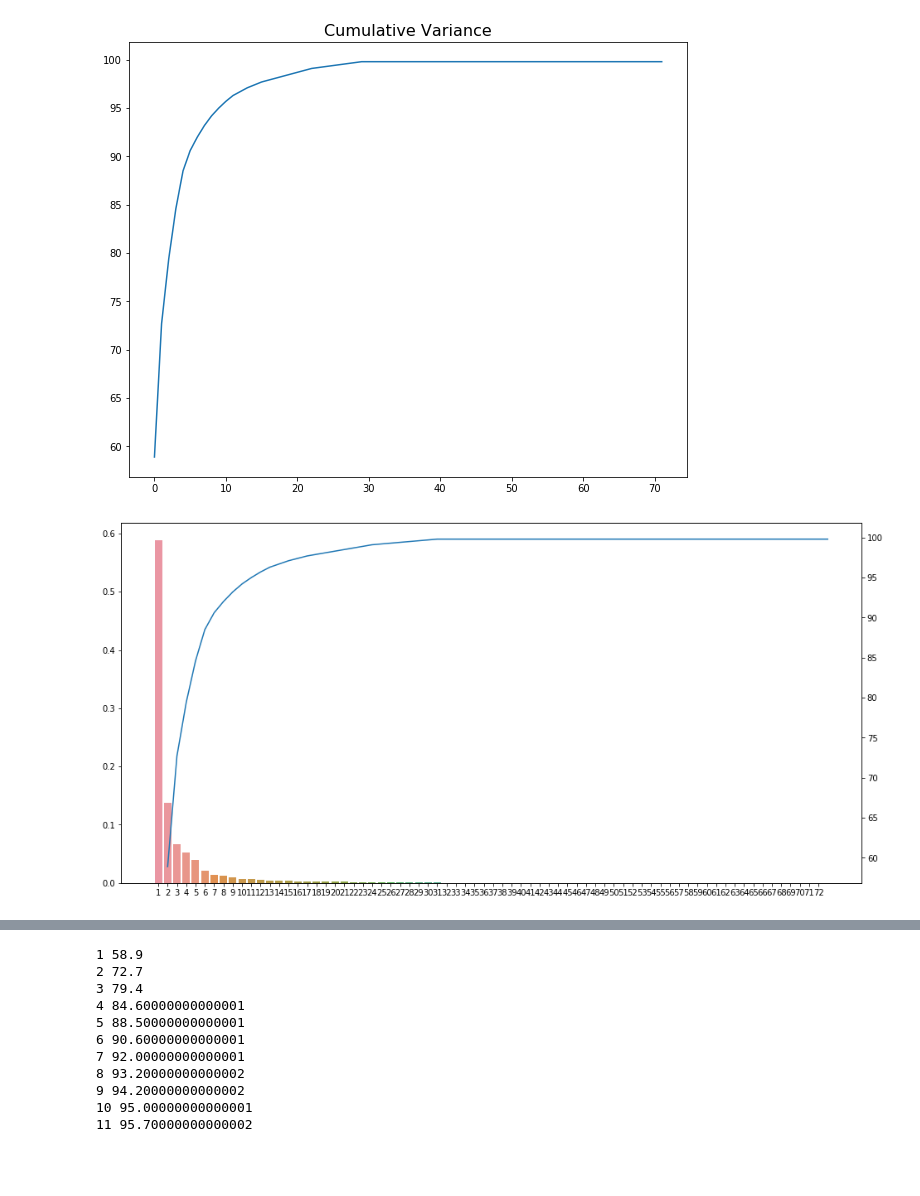
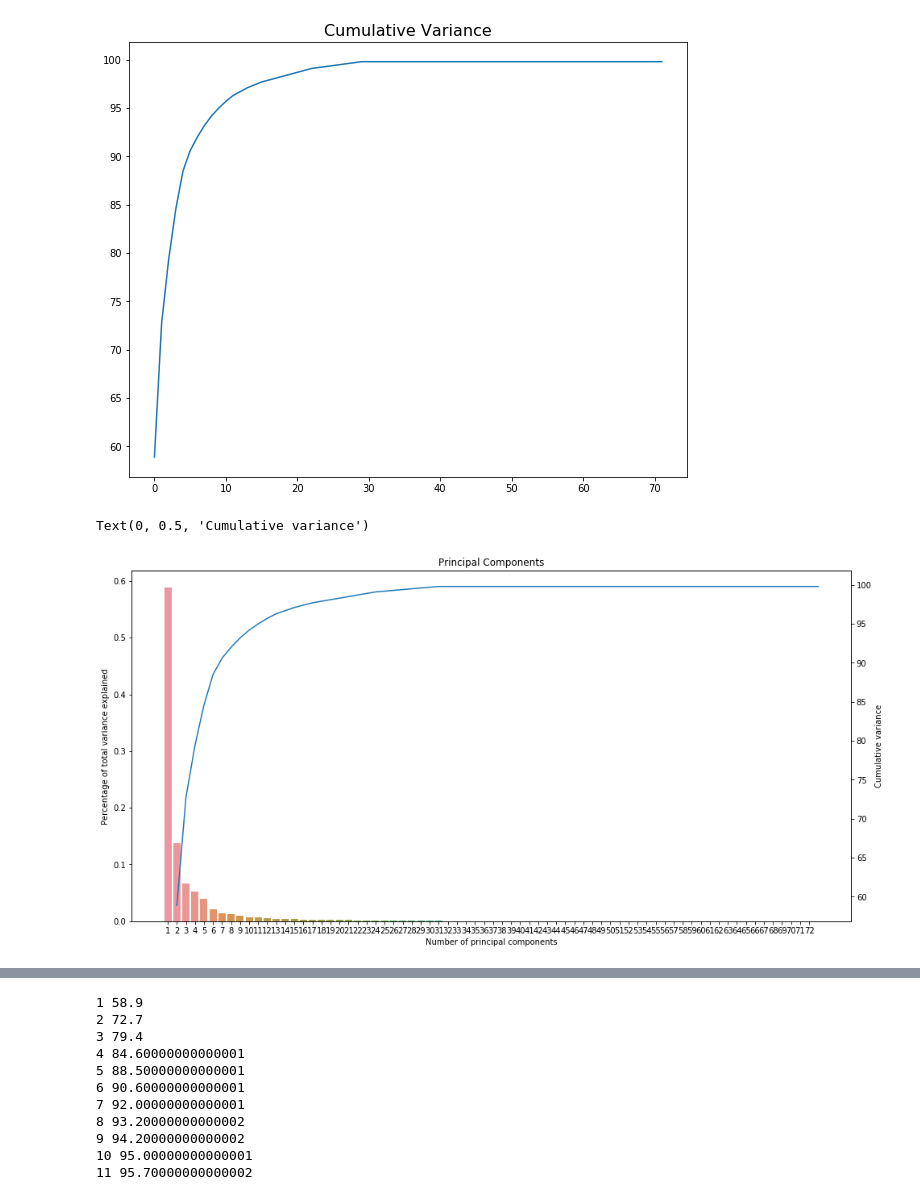
Before and after one commit to athiyadeviyani/Introductory-Applied-Machine-Learning, a Jupyter notebook: IAML_CW2.ipynb, the cells around one changed output, grey strips where cells are left out. Drawn from its saved outputs; the diff is of its cells as text; code cells hidden in the pictures; blank space fills up the shorter version.

```diff
--- a/IAML_CW2.ipynb
+++ b/IAML_CW2.ipynb
@@ -572,0 +591,7 @@ for c in logs:
+# %%
+from numpy import arange
+mylogsarray = []
+for i in arange(-4, 5.5, 0.5):
+    mylogsarray.append(10**i)
+
+mylogsarray = np.array(mylogsarray)
@@ -574,7 +607,7 @@ for c in logs:
 f1_avg_trn = []
 f1_avg_val = []
 
-for c in logs:
+for c in mylogsarray:
 
     lrc = LogisticRegression(multi_class='multinomial',
                              solver='lbfgs',
@@ -1721,7 +1778,13 @@ plt.plot(cumvar)
 # %%
 plt.figure(figsize=(16, 8))
 ax1 = sns.barplot(y=eigenvalues/eigenvalues.sum(), x=[i+1 for i in range(0,72)])
 ax2 = ax1.twinx()
 ax2 = sns.lineplot(y=cumvar, x=[i+1 for i in range(0,72)])
+
+plt.title('Principal Components')
+ax1.set_xlabel('Number of principal components')
+ax1.set_ylabel('Percentage of total variance explained')
+ax2.set_ylabel('Cumulative variance')
 # %% [output]
+Text(0, 0.5, 'Cumulative variance')
-[figure, old version]
+[figure, new version]
```
Also changed, not shown: parts of 25 cells of this notebook.
